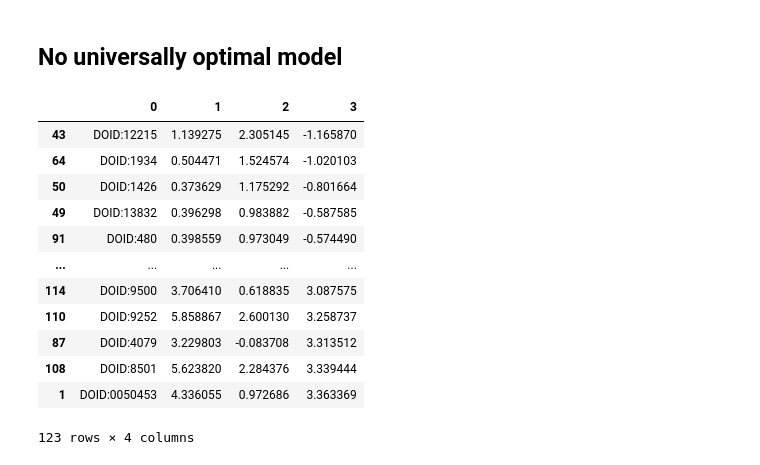
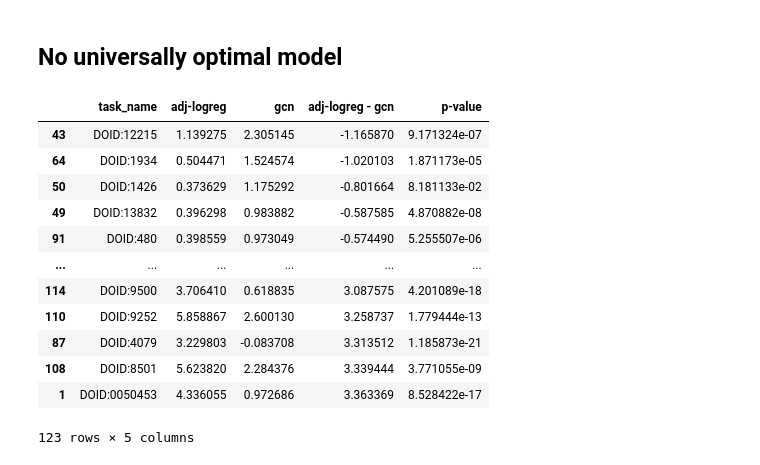
Before and after one commit to krishnanlab/obnbench, a Jupyter notebook: notebook/performance_comparison.ipynb, the cells around one changed output. Saved outputs shown, nothing was run; the diff lists cells and outputs as text; code cells hidden in the pictures.

Commit message:
add pval column

```diff
--- a/notebook/performance_comparison.ipynb
+++ b/notebook/performance_comparison.ipynb
@@ -208,27 +209,39 @@ sub_df = df.query("network == @network & label == @label")
 # %%
 mdl1 = "adj-logreg"
 mdl2 = "gcn"
 
 score_lst = []
 for task, group_task in sub_df.groupby("task_name"):
     group_task_mdl = group_task.groupby("model")
-    mdl1_score = group_task_mdl.get_group(mdl1)[metric].mean()
-    mdl2_score = group_task_mdl.get_group(mdl2)[metric].mean()
-    diff_score = mdl1_score - mdl2_score
-    score_lst.append((task, mdl1_score, mdl2_score, diff_score))
 
-pd.DataFrame(score_lst).sort_values(3)
+    mdl1_scores = group_task_mdl.get_group(mdl1)[metric].values
+    mdl2_scores = group_task_mdl.get_group(mdl2)[metric].values
+
+    diff_score = mdl1_scores.mean() - mdl2_scores.mean()
+    pval = scipy.stats.ttest_ind(mdl1_scores, mdl2_scores)[1]
+
+    score_lst.append((task, mdl1_scores.mean(), mdl2_scores.mean(), diff_score, pval))
+
+pd.DataFrame(score_lst).sort_values(3).rename(
+    columns={
+        0: "task_name",
+        1: mdl1,
+        2: mdl2,
+        3: f"{mdl1} - {mdl2}",
+        4: "p-value",
+    }
+)
 # %% [output]
-|  | 0 | 1 | 2 | 3 |
-| 43 | DOID:12215 | 1.139275 | 2.305145 | -1.165870 |
-| 64 | DOID:1934 | 0.504471 | 1.524574 | -1.020103 |
-| 50 | DOID:1426 | 0.373629 | 1.175292 | -0.801664 |
-| 49 | DOID:13832 | 0.396298 | 0.983882 | -0.587585 |
-| 91 | DOID:480 | 0.398559 | 0.973049 | -0.574490 |
-| ... | ... | ... | ... | ... |
-| 114 | DOID:9500 | 3.706410 | 0.618835 | 3.087575 |
-| 110 | DOID:9252 | 5.858867 | 2.600130 | 3.258737 |
-| 87 | DOID:4079 | 3.229803 | -0.083708 | 3.313512 |
-| 108 | DOID:8501 | 5.623820 | 2.284376 | 3.339444 |
-| 1 | DOID:0050453 | 4.336055 | 0.972686 | 3.363369 |
+|  | task_name | adj-logreg | gcn | adj-logreg - gcn | p-value |
+| 43 | DOID:12215 | 1.139275 | 2.305145 | -1.165870 | 9.171324e-07 |
+| 64 | DOID:1934 | 0.504471 | 1.524574 | -1.020103 | 1.871173e-05 |
+| 50 | DOID:1426 | 0.373629 | 1.175292 | -0.801664 | 8.181133e-02 |
+| 49 | DOID:13832 | 0.396298 | 0.983882 | -0.587585 | 4.870882e-08 |
+| 91 | DOID:480 | 0.398559 | 0.973049 | -0.574490 | 5.255507e-06 |
+| ... | ... | ... | ... | ... | ... |
+| 114 | DOID:9500 | 3.706410 | 0.618835 | 3.087575 | 4.201089e-18 |
+| 110 | DOID:9252 | 5.858867 | 2.600130 | 3.258737 | 1.779444e-13 |
+| 87 | DOID:4079 | 3.229803 | -0.083708 | 3.313512 | 1.185873e-21 |
+| 108 | DOID:8501 | 5.623820 | 2.284376 | 3.339444 | 3.771055e-09 |
+| 1 | DOID:0050453 | 4.336055 | 0.972686 | 3.363369 | 8.528422e-17 |
-123 rows × 4 columns
+123 rows × 5 columns
```
Also changed, not shown: parts of 1 cell of this notebook.
